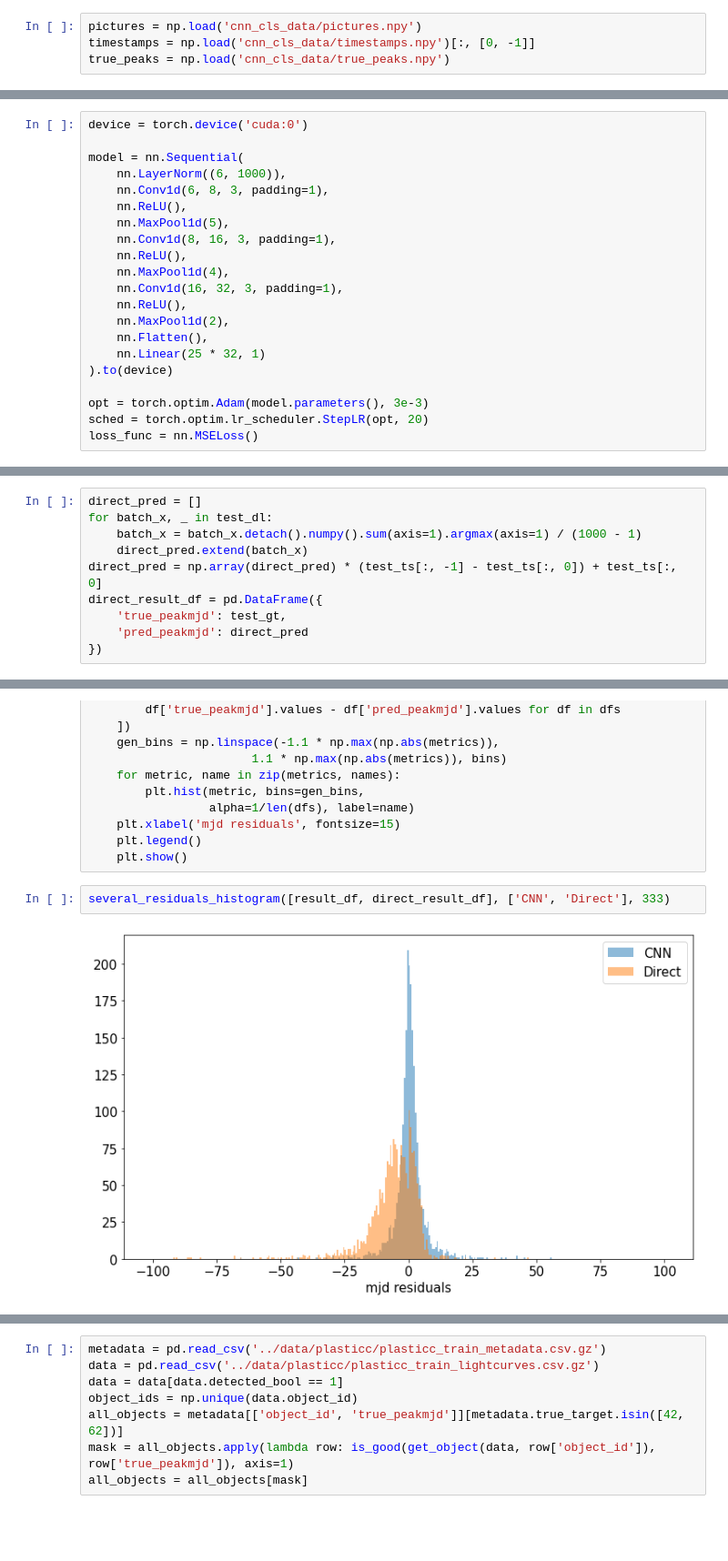
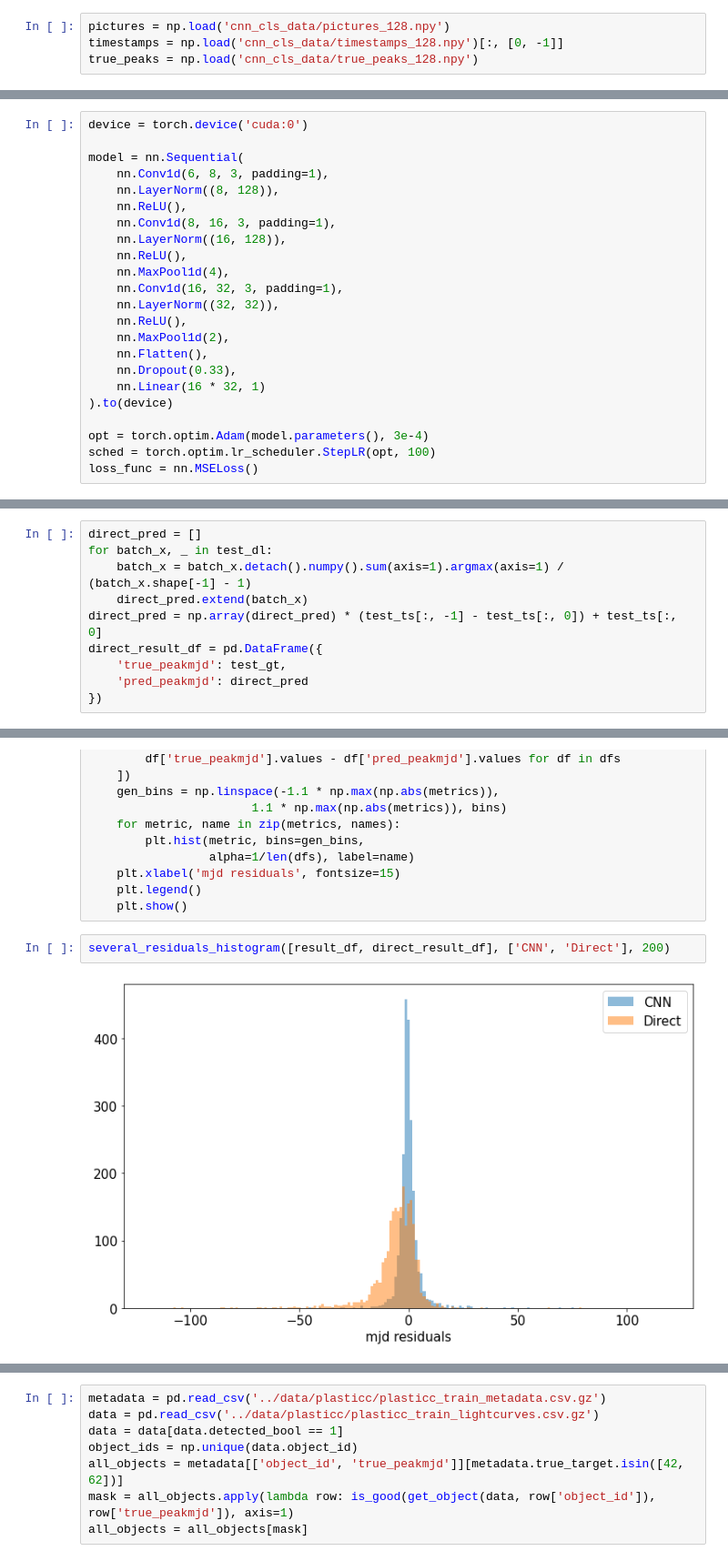
Before and after one commit to HSE-LAMBDA/light_curve_approx, a Jupyter notebook: notebooks/PeakCNN.ipynb, the cells around one changed output, grey strips where cells are left out. Shown at 91% size. Saved outputs shown, nothing was run; the diff lists cells and outputs as text; blank space fills up the shorter version.

```diff
--- a/notebooks/PeakCNN.ipynb
+++ b/notebooks/PeakCNN.ipynb
@@ -111,9 +116,9 @@ def GP_prepare_picture(anobject, n_obs=1000):
     anobject_aug = anobject_aug.drop('flux_err', axis=1).set_index(['mjd', 'passband']).unstack(level=1)
     return anobject_aug.values.T, np.array(anobject_aug.index)
 # %%
-pictures = np.load('cnn_cls_data/pictures.npy')
-timestamps = np.load('cnn_cls_data/timestamps.npy')[:, [0, -1]]
-true_peaks = np.load('cnn_cls_data/true_peaks.npy')
+pictures = np.load('cnn_cls_data/pictures_128.npy')
+timestamps = np.load('cnn_cls_data/timestamps_128.npy')[:, [0, -1]]
+true_peaks = np.load('cnn_cls_data/true_peaks_128.npy')
 # %%
 trainval_pics, test_pics, trainval_ts, test_ts, trainval_tp, test_tp = \
     model_selection.train_test_split(pictures, timestamps, true_peaks, test_size=0.2)
@@ -147,22 +152,24 @@ test_dl = torch.utils.data.DataLoader(test_ds, batch_size=8, shuffle=False)
 device = torch.device('cuda:0')
 
 model = nn.Sequential(
-    nn.LayerNorm((6, 1000)),
     nn.Conv1d(6, 8, 3, padding=1),
+    nn.LayerNorm((8, 128)),
     nn.ReLU(),
-    nn.MaxPool1d(5),
     nn.Conv1d(8, 16, 3, padding=1),
+    nn.LayerNorm((16, 128)),
     nn.ReLU(),
     nn.MaxPool1d(4),
     nn.Conv1d(16, 32, 3, padding=1),
+    nn.LayerNorm((32, 32)),
     nn.ReLU(),
     nn.MaxPool1d(2),
     nn.Flatten(),
-    nn.Linear(25 * 32, 1)
+    nn.Dropout(0.33),
+    nn.Linear(16 * 32, 1)
 ).to(device)
 
-opt = torch.optim.Adam(model.parameters(), 3e-3)
-sched = torch.optim.lr_scheduler.StepLR(opt, 20)
+opt = torch.optim.Adam(model.parameters(), 3e-4)
+sched = torch.optim.lr_scheduler.StepLR(opt, 100)
 loss_func = nn.MSELoss()
 # %%
 def train_epoch(model, opt, loss_func, loader):
@@ -290,7 +297,7 @@ torch.save(model.state_dict(), 'cnn_cls_data/cnn_1.pt')
 # %%
 direct_pred = []
 for batch_x, _ in test_dl:
-    batch_x = batch_x.detach().numpy().sum(axis=1).argmax(axis=1) / (1000 - 1)
+    batch_x = batch_x.detach().numpy().sum(axis=1).argmax(axis=1) / (batch_x.shape[-1] - 1)
     direct_pred.extend(batch_x)
 direct_pred = np.array(direct_pred) * (test_ts[:, -1] - test_ts[:, 0]) + test_ts[:, 0]
 direct_result_df = pd.DataFrame({
@@ -332,9 +339,9 @@ def several_residuals_histogram(dfs, names, bins=100):
     plt.legend()
     plt.show()
 # %%
-several_residuals_histogram([result_df, direct_result_df], ['CNN', 'Direct'], 333)
+several_residuals_histogram([result_df, direct_result_df], ['CNN', 'Direct'], 200)
 # %% [output]
-[figure, old version]
+[figure, new version]
 # %%
 def plot_light_curves_with_peak_cnn(anobject, cnn_model, true_peak_mjd=None, title="", n_obs=1000, save=None):
     model = gp_aug.GaussianProcessesAugmentation(passband2lam)
```
Also changed, not shown: parts of 9 cells of this notebook, 1 other file.
